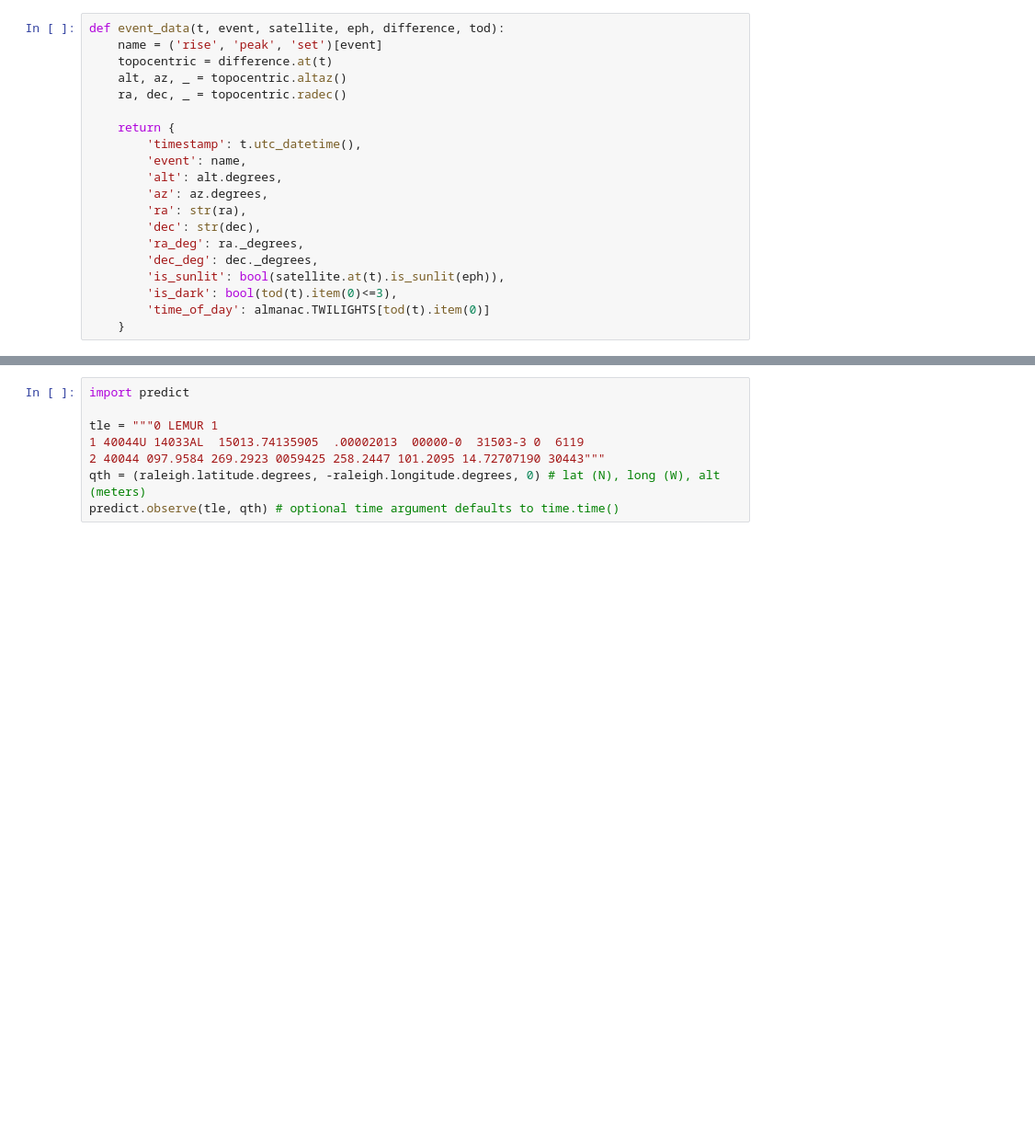
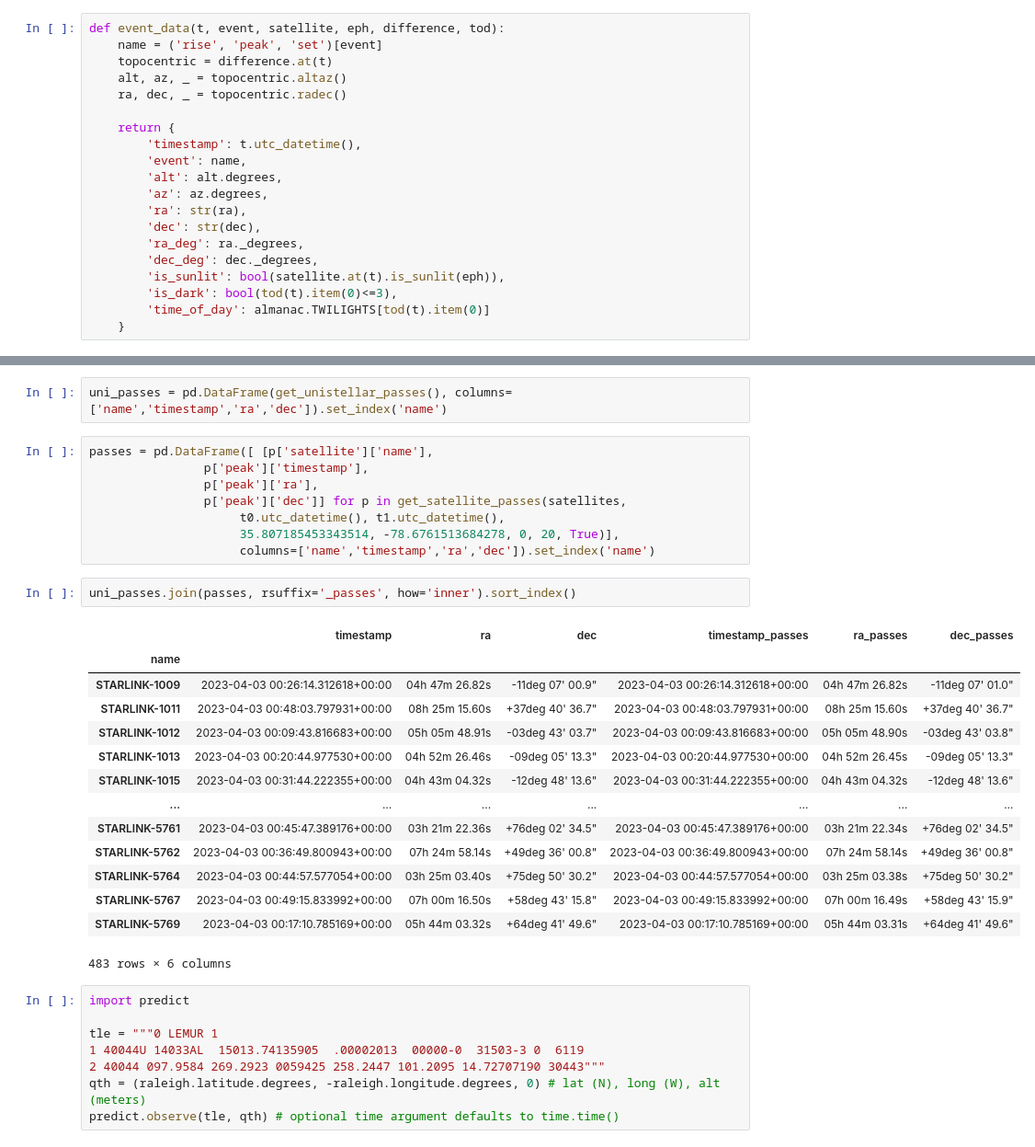
Before and after one commit to stewi2/skytrack, a Jupyter notebook: notebooks/ephem.ipynb, the cells around one changed output, grey strips where cells are left out. Shown: that part at 92% size. Cells and saved outputs as stored; diff of their text form; blank space fills up the shorter version.

```diff
--- a/notebooks/ephem.ipynb
+++ b/notebooks/ephem.ipynb
@@ -121,3 +283,30 @@ data
+# %%
+uni_passes = pd.DataFrame(get_unistellar_passes(), columns=['name','timestamp','ra','dec']).set_index('name')
+# %%
+passes = pd.DataFrame([ [p['satellite']['name'],
+                p['peak']['timestamp'],
+                p['peak']['ra'],
+                p['peak']['dec']] for p in get_satellite_passes(satellites,
+                     t0.utc_datetime(), t1.utc_datetime(),
+                     35.807185453343514, -78.6761513684278, 0, 20, True)],
+                     columns=['name','timestamp','ra','dec']).set_index('name')
+# %%
+uni_passes.join(passes, rsuffix='_passes', how='inner').sort_index()
+# %% [output]
+|  | timestamp | ra | dec | timestamp_passes | ra_passes | dec_passes |
+| name |  |  |  |  |  |  |
+| STARLINK-1009 | 2023-04-03 00:26:14.312618+00:00 | 04h 47m 26.82s | -11deg 07' 00.9" | 2023-04-03 00:26:14.312618+00:00 | 04h 47m 26.82s | -11deg 07' 01.0" |
+| STARLINK-1011 | 2023-04-03 00:48:03.797931+00:00 | 08h 25m 15.60s | +37deg 40' 36.7" | 2023-04-03 00:48:03.797931+00:00 | 08h 25m 15.60s | +37deg 40' 36.7" |
+| STARLINK-1012 | 2023-04-03 00:09:43.816683+00:00 | 05h 05m 48.91s | -03deg 43' 03.7" | 2023-04-03 00:09:43.816683+00:00 | 05h 05m 48.90s | -03deg 43' 03.8" |
+| STARLINK-1013 | 2023-04-03 00:20:44.977530+00:00 | 04h 52m 26.46s | -09deg 05' 13.3" | 2023-04-03 00:20:44.977530+00:00 | 04h 52m 26.45s | -09deg 05' 13.3" |
+| STARLINK-1015 | 2023-04-03 00:31:44.222355+00:00 | 04h 43m 04.32s | -12deg 48' 13.6" | 2023-04-03 00:31:44.222355+00:00 | 04h 43m 04.32s | -12deg 48' 13.6" |
+| ... | ... | ... | ... | ... | ... | ... |
+| STARLINK-5761 | 2023-04-03 00:45:47.389176+00:00 | 03h 21m 22.36s | +76deg 02' 34.5" | 2023-04-03 00:45:47.389176+00:00 | 03h 21m 22.34s | +76deg 02' 34.5" |
+| STARLINK-5762 | 2023-04-03 00:36:49.800943+00:00 | 07h 24m 58.14s | +49deg 36' 00.8" | 2023-04-03 00:36:49.800943+00:00 | 07h 24m 58.14s | +49deg 36' 00.8" |
+| STARLINK-5764 | 2023-04-03 00:44:57.577054+00:00 | 03h 25m 03.40s | +75deg 50' 30.2" | 2023-04-03 00:44:57.577054+00:00 | 03h 25m 03.38s | +75deg 50' 30.2" |
+| STARLINK-5767 | 2023-04-03 00:49:15.833992+00:00 | 07h 00m 16.50s | +58deg 43' 15.8" | 2023-04-03 00:49:15.833992+00:00 | 07h 00m 16.49s | +58deg 43' 15.9" |
+| STARLINK-5769 | 2023-04-03 00:17:10.785169+00:00 | 05h 44m 03.32s | +64deg 41' 49.6" | 2023-04-03 00:17:10.785169+00:00 | 05h 44m 03.31s | +64deg 41' 49.6" |
+483 rows × 6 columns
 # %%
 import predict
 
```
Also changed, not shown: parts of 8 cells of this notebook, 6 other files.
